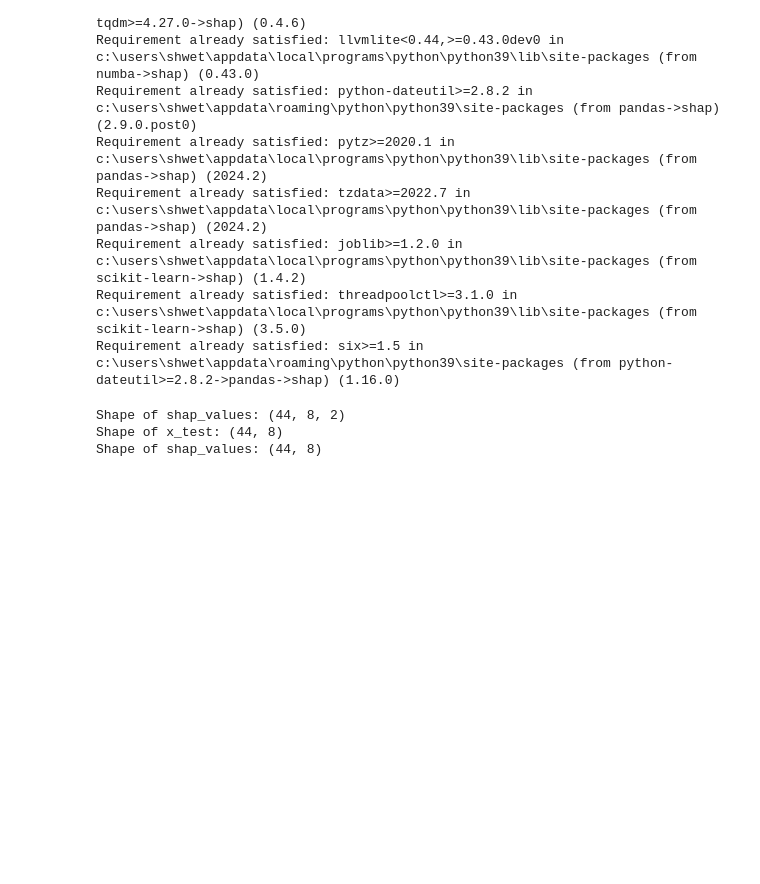
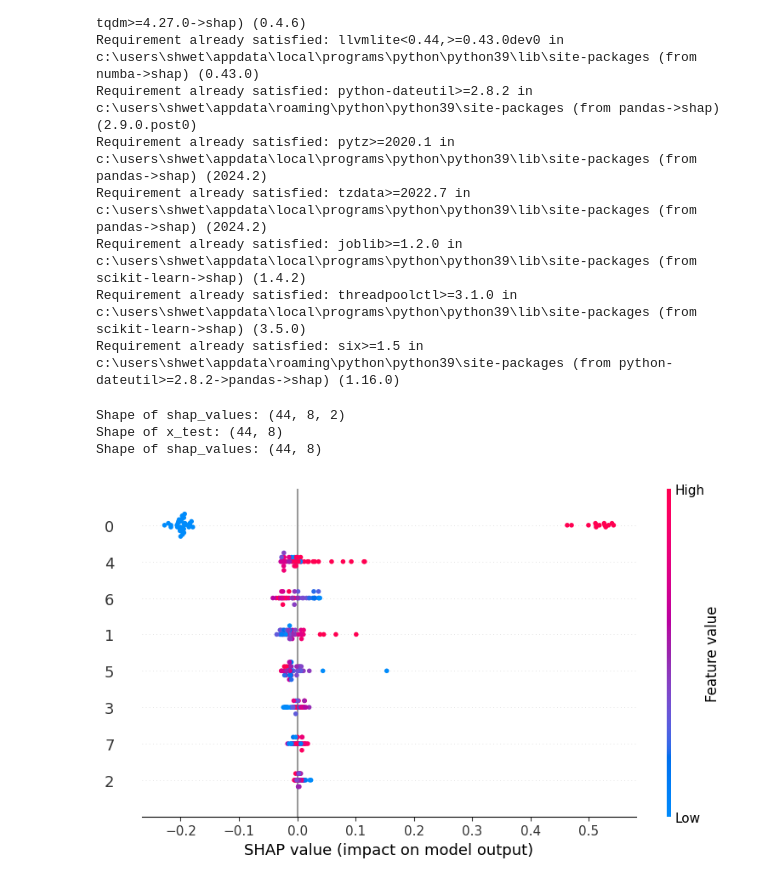
Before and after one commit to sochinghong/SU_project, a Jupyter notebook: simple_classification_v2.ipynb, the cells around one changed output. Saved outputs shown, nothing was run; the diff lists cells and outputs as text; code cells hidden in the pictures; blank space fills up the shorter version.

Commit message:
SHAP

```diff
--- a/simple_classification_v2.ipynb
+++ b/simple_classification_v2.ipynb
@@ -748,6 +748,8 @@ Index(['depression_label', 'frequency_of_speech', 'mean_length_of_speech', 'mean
 # %%
 X_array_1= df.drop([target_column], axis = 1).values
 X_array_1 = df.drop(["flair_sentiment", "average_frequency_verbs", "average_frequency_adverbs", "average_frequency_firstperson", "unique_word_count", "stop_word_frequency"], axis = 1).values
+# %%
+X_df_1 = pd.DataFrame(X_array_1)
 # %%
 from sklearn.model_selection import train_test_split
 
@@ -931,7 +933,9 @@ Shape of shap_values: (44, 8, 2)
 Shape of x_test: (44, 8)
 Shape of shap_values: (44, 8)
 # %%
-feat_names=list(new_df.columns)[:-1] #exclude last column which is the label
+feat_names=list(X_df_1.columns)
 
 #Summary plot for class 1 (High)
-shap.summary_plot(shap_values[:, :, 1], x_test, feature_names=feat_names)
+shap.summary_plot(shap_values[:, :, 1], X_test_norm, feature_names=feat_names)
+# %% [output]
+[figure, added]
```
Also changed, not shown: parts of 1 cell of this notebook.
